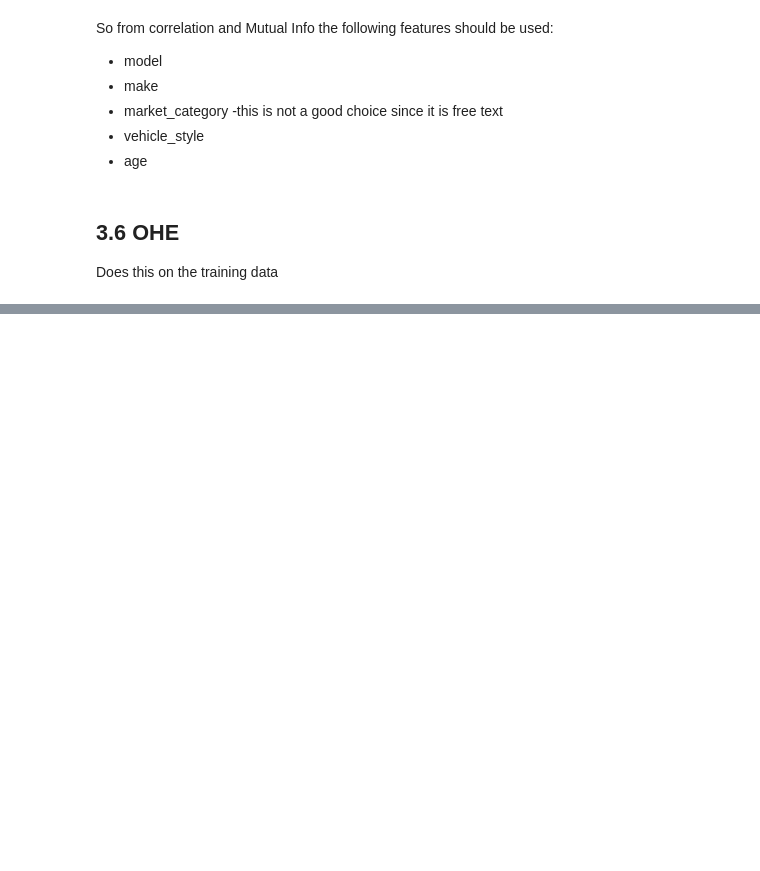
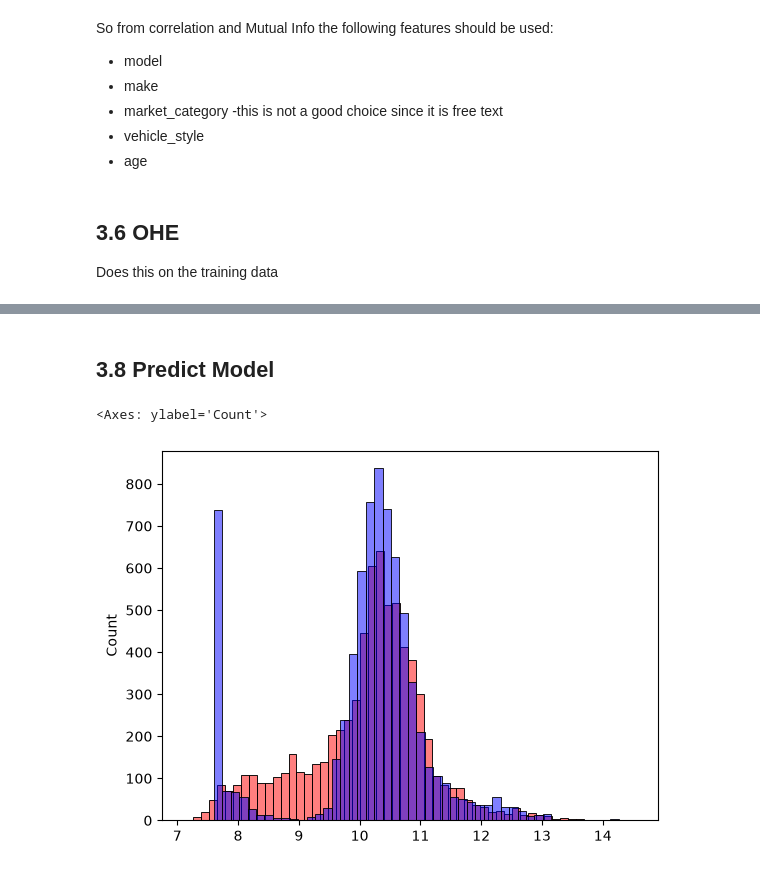
Before and after one commit to dangerpouse/zoomcamp---Machine-Learning, a Jupyter notebook: 02 - Regression/Full run using sklearn.ipynb, the cells around one changed output, grey strips where cells are left out. Drawn from its saved outputs; the diff is of its cells as text; code cells hidden in the pictures; blank space fills up the shorter version.

```diff
--- a/02 - Regression/Full run using sklearn.ipynb
+++ b/02 - Regression/Full run using sklearn.ipynb
@@ -238,6 +250,6 @@ Does this on the training data
 # %%
 from sklearn.preprocessing import OneHotEncoder
 ohe = OneHotEncoder(sparse_output=False)
-X_train_cat = ohe.fit_transform(df_train[categorical])
+X_train_cat = ohe.fit_transform(df_train[feats_cat])
 X_train_cat.shape
 # %% [output]
@@ -245,5 +257,5 @@ X_train_cat.shape
 # %%
-X_train_num = df_train[numerical].values
+X_train_num = df_train[feats_num].values
 X_train = np.column_stack([X_train_num,X_train_cat])
 X_train.shape
 # %% [output]
@@ -257,0 +275,3 @@ ValueError: Found unknown categories ['bugatti', 'spyker', 'alfa _romeo', 'genes
+# %%
+model = LinearRegression()
+model.fit(X_train, y_train)
@@ -257,0 +334,10 @@ ValueError: Found unknown categories ['bugatti', 'spyker', 'alfa _romeo', 'genes
+# %% [markdown]
+## 3.8 Predict Model
+# %%
+y_train_pred = model.predict(X_train)
+# %%
+sns.histplot(y_train_pred, color='red', alpha=0.5, bins=50)
+sns.histplot(y_train, color='blue', alpha=0.5, bins=50)
+# %% [output]
+<Axes: ylabel='Count'>
+[figure, added]
```
Also changed, not shown: parts of 22 cells of this notebook.
